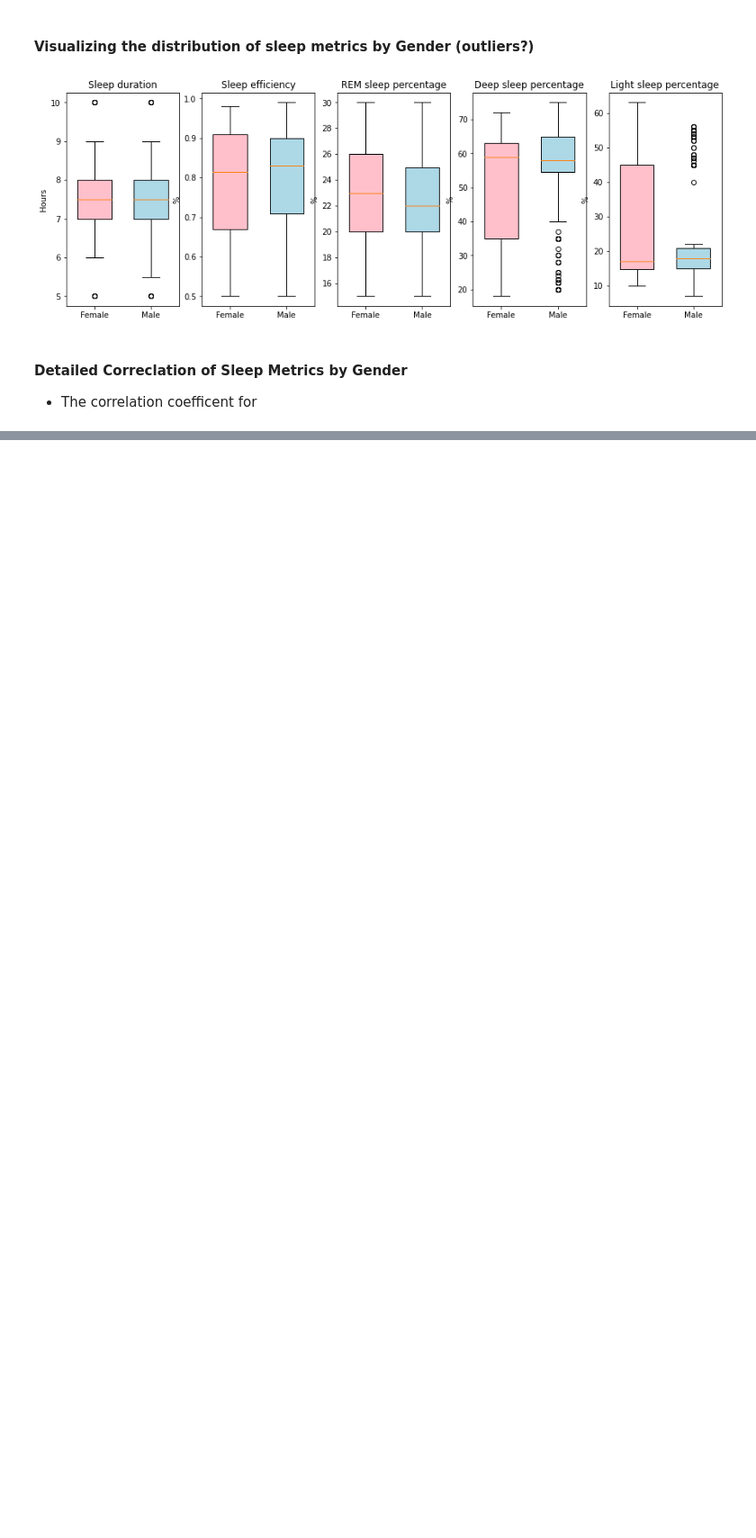
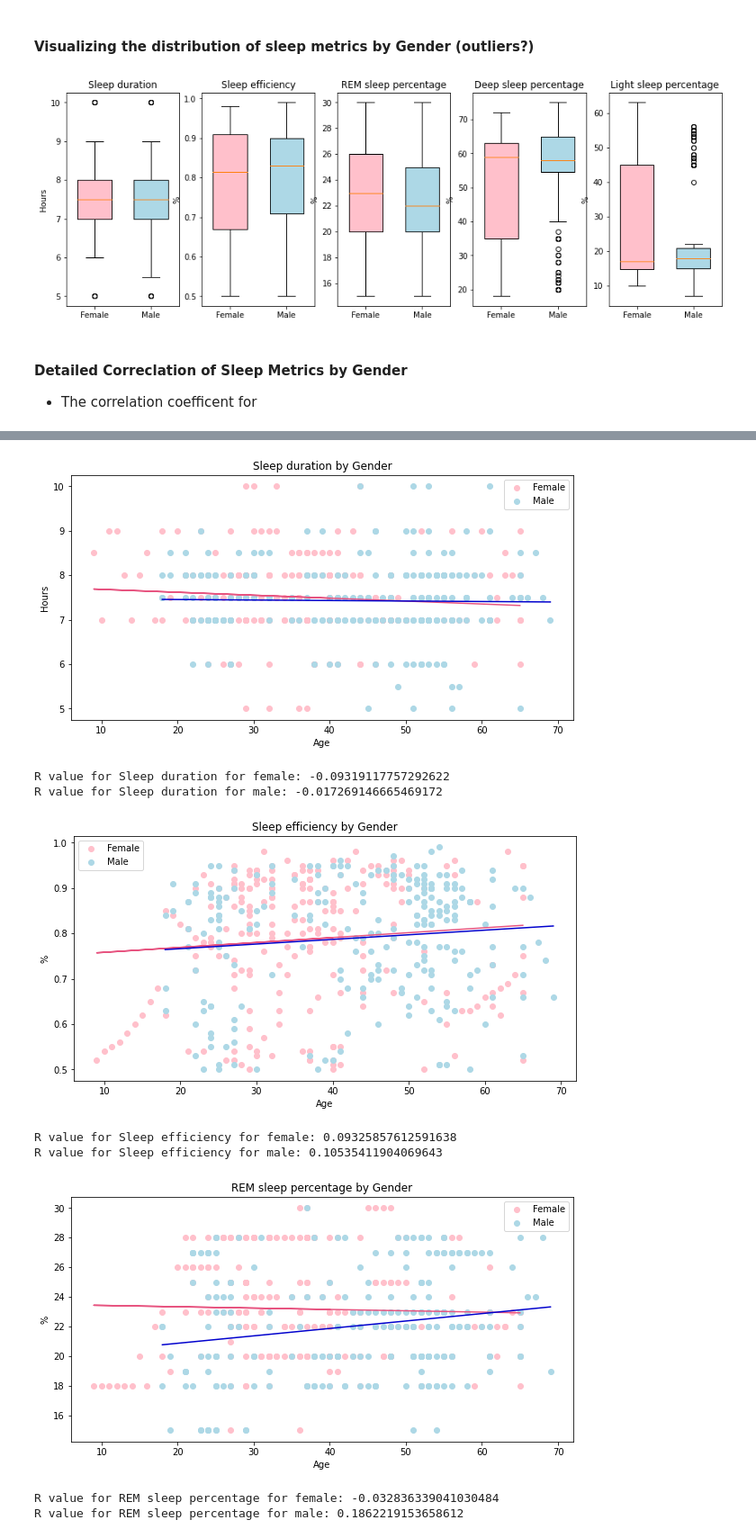
Before and after one commit to jbarkle/Exploratory-Analysis-of-Sleep-Data, a Jupyter notebook: Factors_sk/gender_age_sleep-SK.ipynb, the cells around one changed output, grey strips where cells are left out. Shown at 90% size. Drawn from its saved outputs; the diff is of its cells as text; code cells hidden in the pictures; blank space fills up the shorter version.

Commit message:
fixed gender correlations

```diff
--- a/Factors_sk/gender_age_sleep-SK.ipynb
+++ b/Factors_sk/gender_age_sleep-SK.ipynb
@@ -208,0 +203,42 @@ for column in columns:
+# %%
+# Create separate dataframes for females and males
+female_df = sleep_df[sleep_df['Gender'] == 'Female']
+male_df = sleep_df[sleep_df['Gender'] == 'Male']
+
+# Set the columns for the scatter plots
+columns = ['Sleep duration', 'Sleep efficiency', 'REM sleep percentage', 'Deep sleep percentage', 'Light sleep percentage']
+
+# Create scatter plots for each of the sleep metrics
+for column in columns:
+    plt.figure(figsize=(10,5))
+    plt.scatter(female_df['Age'], female_df[column], color='pink', label='Female')
+    plt.scatter(male_df['Age'], male_df[column], color='lightblue', label='Male')
+
+    # Add regression lines and calculate R values
+    female_fit = np.polyfit(female_df['Age'], female_df[column], 1)
+    female_r = np.corrcoef(female_df['Age'], female_df[column])[0, 1]
+
+    male_fit = np.polyfit(male_df['Age'], male_df[column], 1)
+    male_r = np.corrcoef(male_df['Age'], male_df[column])[0, 1]
+
+    plt.plot(female_df['Age'], np.poly1d(female_fit)(female_df['Age']), color='#e75480')
+    plt.plot(male_df['Age'], np.poly1d(male_fit)(male_df['Age']), color='mediumblue')
+
+    plt.title(f'{column} by Gender')
+    plt.xlabel('Age')
+    plt.ylabel('Hours' if column == 'Sleep duration' else '%')
+    plt.legend()
+    plt.show()
+
+    print(f"R value for {column} for female: {female_r}")
+    print(f"R value for {column} for male: {male_r}\n")
+# %% [output]
+[figure, added]
+R value for Sleep duration for female: -0.09319117757292622
+R value for Sleep duration for male: -0.017269146665469172
+[figure, added]
+R value for Sleep efficiency for female: 0.09325857612591638
+R value for Sleep efficiency for male: 0.10535411904069643
+[figure, added]
+R value for REM sleep percentage for female: -0.032836339041030484
+R value for REM sleep percentage for male: 0.1862219153658612
```
Also changed, not shown: parts of 2 cells of this notebook.
